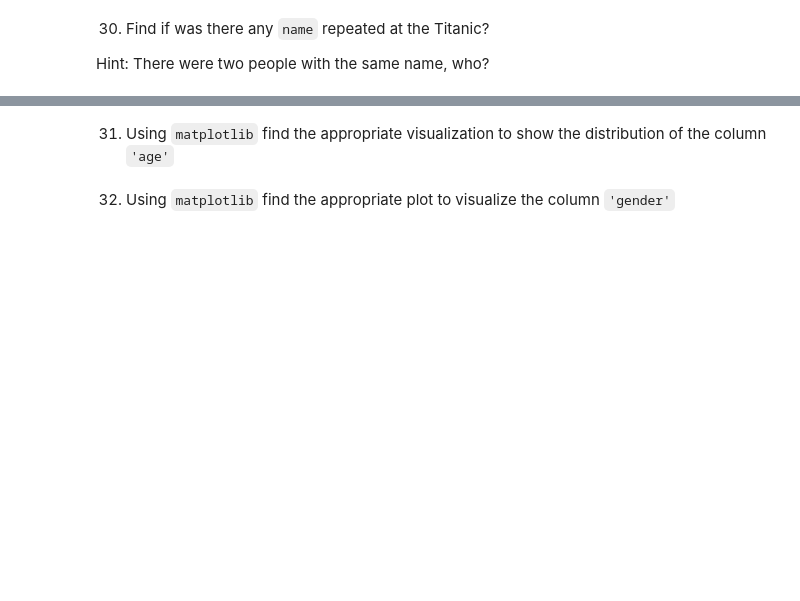
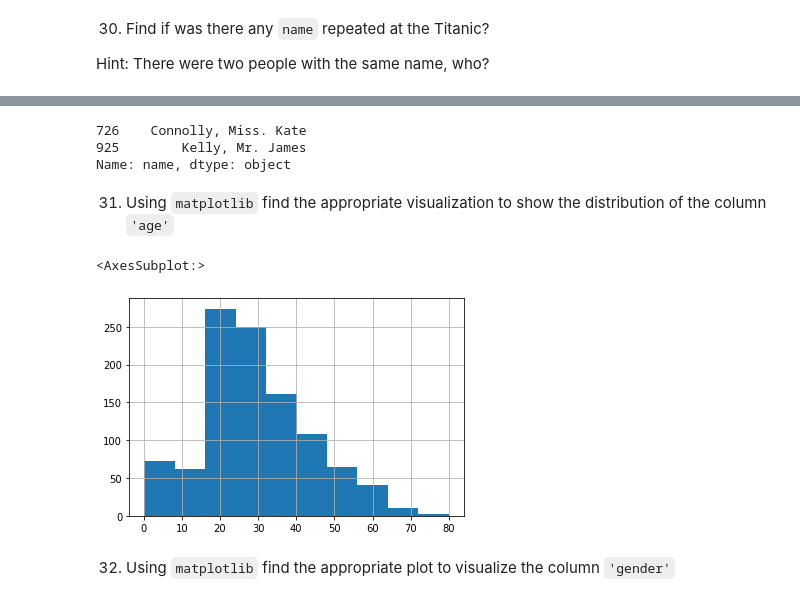
Before and after one commit to MNievas12/2304_dsft_thebridge, a Jupyter notebook: 2-Data_Analysis/2-Pandas/Practica/8-Titanic/Titanic-exercise.ipynb, the cells around one changed output, grey strips where cells are left out. Saved outputs shown, nothing was run; the diff lists cells and outputs as text; code cells hidden in the pictures; blank space fills up the shorter version.

```diff
--- a/2-Data_Analysis/2-Pandas/Practica/8-Titanic/Titanic-exercise.ipynb
+++ b/2-Data_Analysis/2-Pandas/Practica/8-Titanic/Titanic-exercise.ipynb
@@ -8,3 +12,6 @@ First of all, import the needed libraries.
 # %% [markdown]
 1. Read in filename and call the variable `titanic`
     - Explore the `titanic` dataset using `info`, `dtypes` & `describe`
+# %%
+titanic = pd.read_csv('data/titanic.csv')
+titanic.head()
@@ -45,2 +292,4 @@ This list of numbers are random, could be different.
 # %% [markdown]
 14. Rename the column `"sex"` to `"gender"` and filter the `titanic` dataframe with the boolean array, call it `woman_titanic`
+# %%
+titanic.rename(columns={"sex":"gender"}, inplace=True)
@@ -97,2 +582,8 @@ Hint: There were two people with the same name, who?
+# %%
+titanic[titanic['name'].duplicated()]['name']
+# %% [output]
+726    Connolly, Miss. Kate
+925        Kelly, Mr. James
+Name: name, dtype: object
 # %% [markdown]
 31. Using `matplotlib` find the appropriate visualization to show the distribution of the column `'age'`
@@ -99,2 +592,7 @@ Hint: There were two people with the same name, who?
+# %%
+titanic['age'].hist()
+# %% [output]
+<AxesSubplot:>
+[figure, added]
 # %% [markdown]
 32. Using `matplotlib` find the appropriate plot to visualize the column `'gender'`
```
Also changed, not shown: parts of 61 cells of this notebook.
